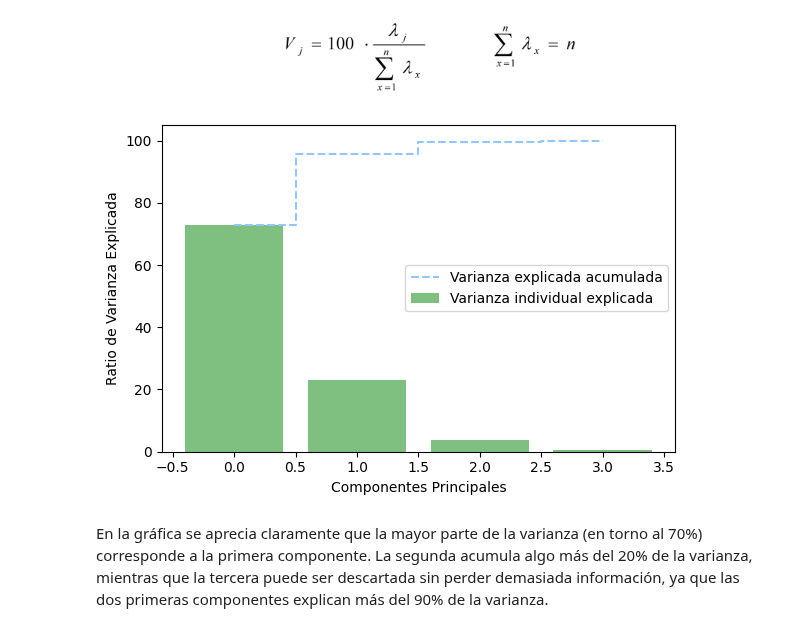
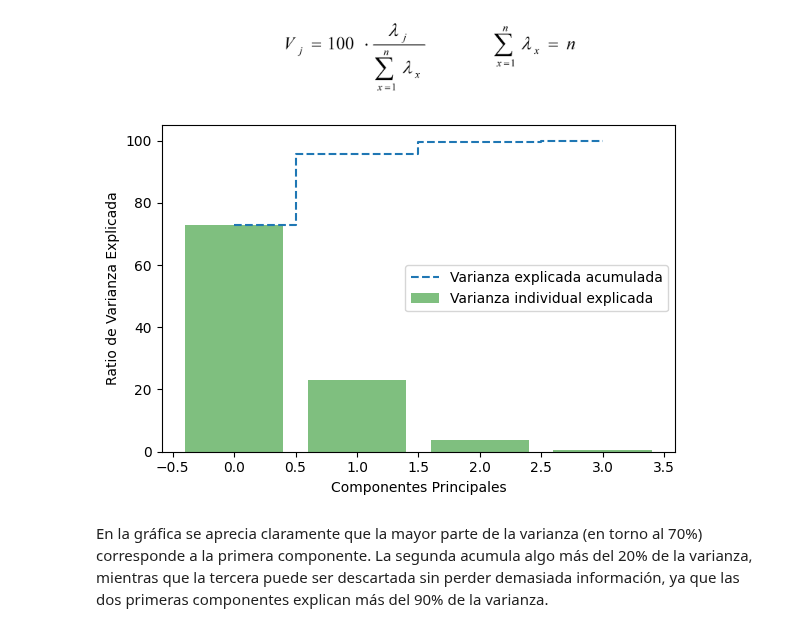
Before and after one commit to gachet/ad-1-24, a Jupyter notebook: pca/IRIS_PCA.ipynb, the cells around one changed output. Cells and saved outputs as stored; diff of their text form; code cells hidden in the pictures.

```diff
--- a/pca/IRIS_PCA.ipynb
+++ b/pca/IRIS_PCA.ipynb
@@ -145,22 +112,22 @@ Una vez ordenados los autovalores, que recordamos son una medida de la varianza
 # %%
 # A partir de los autovalores, calculamos la varianza explicada
 tot = sum(eig_vals)
 var_exp = [(i / tot)*100 for i in sorted(eig_vals, reverse=True)]
 cum_var_exp = np.cumsum(var_exp)
 
 # Representamos en un diagrama de barras la varianza explicada por cada autovalor, y la acumulada
-with plt.style.context('seaborn-pastel'):
+with plt.style.context('seaborn-v0_8-pastel'):
     plt.figure(figsize=(6, 4))
 
-    plt.bar(range(4), var_exp, alpha=0.5, align='center',
-            label='Varianza individual explicada', color='g')
-    plt.step(range(4), cum_var_exp, where='mid', linestyle='--', label='Varianza explicada acumulada')
-    plt.ylabel('Ratio de Varianza Explicada')
-    plt.xlabel('Componentes Principales')
-    plt.legend(loc='best')
-    plt.tight_layout()
+plt.bar(range(4), var_exp, alpha=0.5, align='center',
+        label='Varianza individual explicada', color='g')
+plt.step(range(4), cum_var_exp, where='mid', linestyle='--', label='Varianza explicada acumulada')
+plt.ylabel('Ratio de Varianza Explicada')
+plt.xlabel('Componentes Principales')
+plt.legend(loc='best')
+plt.tight_layout()
 # %% [output]
-[figure, old version]
+[figure, new version]
 # %% [markdown]
 En la gráfica se aprecia claramente que la mayor parte de la varianza (en torno al 70%) corresponde a la primera componente. La segunda acumula algo más del 20% de la varianza, mientras que la tercera puede ser descartada sin perder demasiada información, ya que las dos primeras componentes explican más del 90% de la varianza.
 # %%
```
Also changed, not shown: parts of 7 cells of this notebook.
